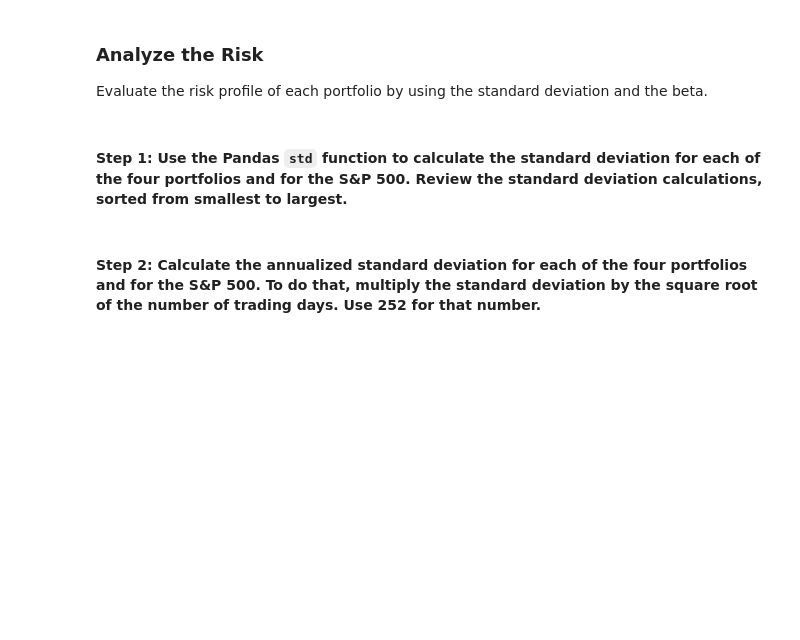
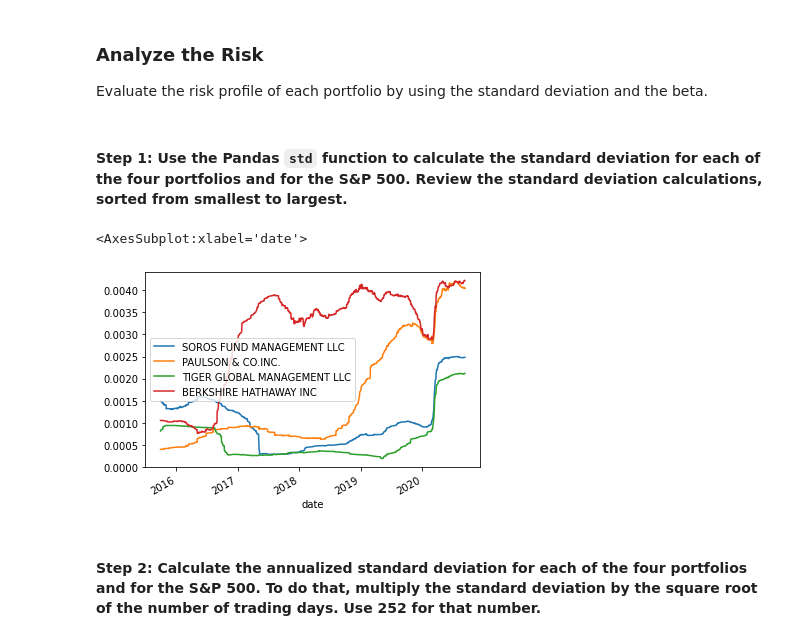
Before and after one commit to MichaelRDionne/Module_4_Challenge, a Jupyter notebook: Starter_Code/risk_return_analysis.ipynb, the cells around one changed output. Drawn from its saved outputs; the diff is of its cells as text; code cells hidden in the pictures; blank space fills up the shorter version.

```diff
--- a/Starter_Code/risk_return_analysis.ipynb
+++ b/Starter_Code/risk_return_analysis.ipynb
@@ -209,6 +211,8 @@ whales_daily_returns.plot(kind="box", figsize=(12, 10), title="Daily Returns of
 # Create a new DataFrame containing only the 4 fund portfolios by dropping the S&P 500 column from the DataFrame
 # Create box plots to reflect the return data for only the 4 fund portfolios
 # Include a title parameter and adjust the figure size
-whales_daily_returns.drop(columns=['S&P 500'], inplace=True)
-whales_daily_returns.plot(kind="box", figsize=(12, 10), title="Daily Returns of Whale Portfolios BoxPlot")
+
+whales_daily_returns = whales_daily_returns.drop(columns=["S&P 500"], inplace=True)
+#whales_daily_returns.plot(kind="box", figsize=(12, 10), title="Daily Returns of Whale Portfolios BoxPlot")
+whales_daily_returns.head()
 # %% [output]
@@ -233,7 +236,10 @@ Evaluate the risk profile of each portfolio by using the standard deviation and
 # %%
 # Calculate and sort the standard deviation for all 4 portfolios and the S&P 500
 # Review the standard deviations sorted smallest to largest
-# YOUR CODE HERE
+whales_daily_returns.rolling(window=252).std().plot()
+# %% [output]
+<AxesSubplot:xlabel='date'>
+[figure, added]
 # %% [markdown]
 #### Step 2: Calculate the annualized standard deviation for each of the four portfolios and for the S&P 500. To do that, multiply the standard deviation by the square root of the number of trading days. Use 252 for that number.
 # %%
```
Also changed, not shown: parts of 4 cells of this notebook.
